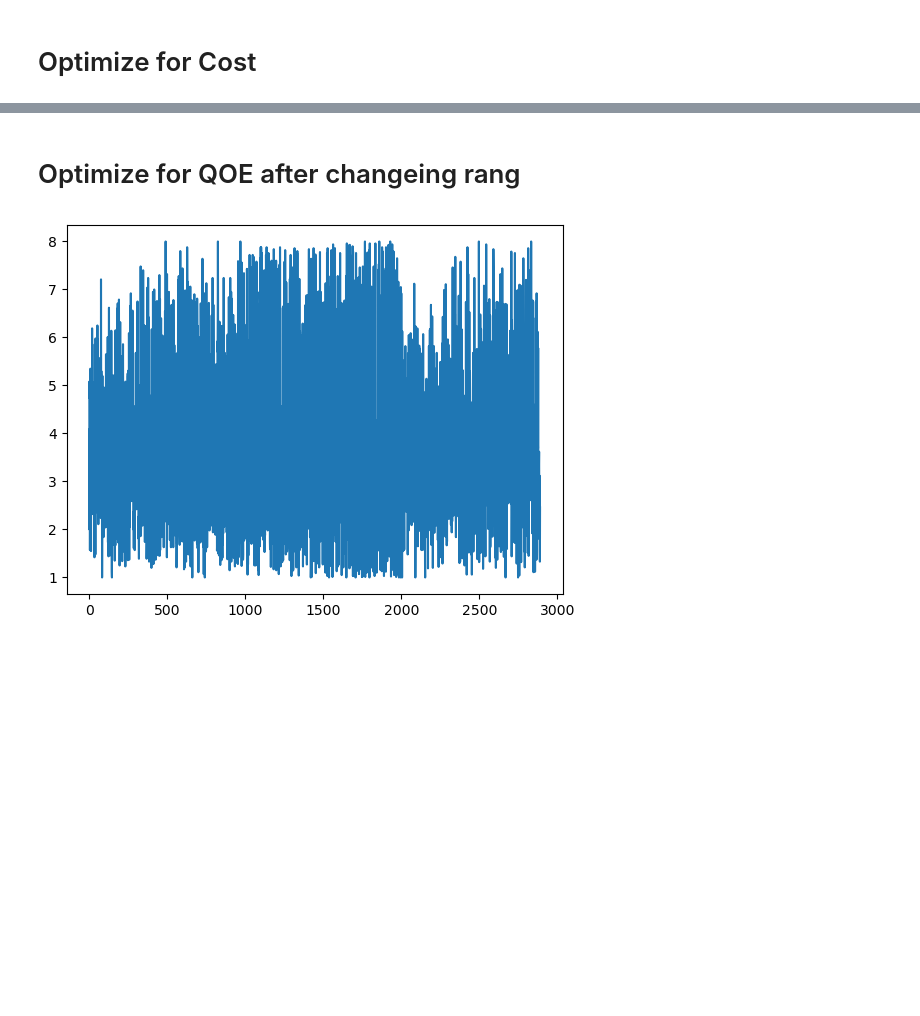
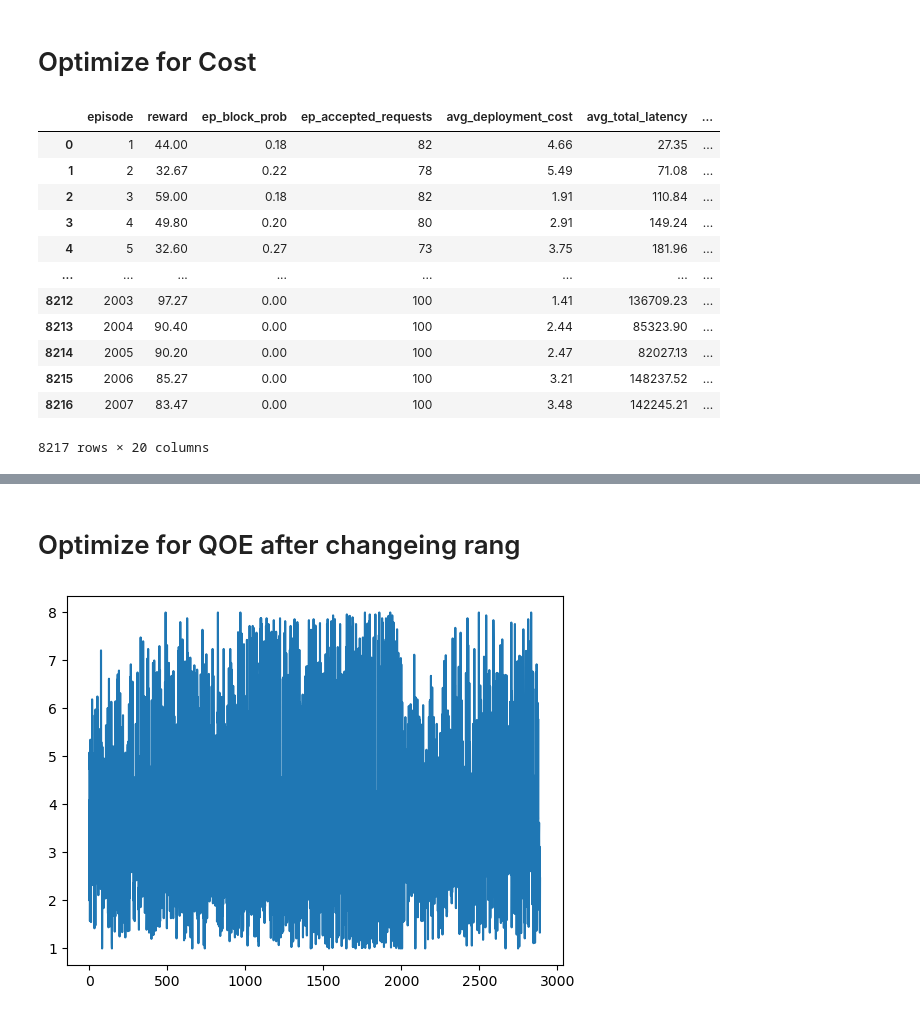
Before and after one commit to mj-sam/Gym_QoE_initial, a Jupyter notebook: Untitled.ipynb, the cells around one changed output, grey strips where cells are left out. Saved outputs shown, nothing was run; the diff lists cells and outputs as text; code cells hidden in the pictures; blank space fills up the shorter version.

```diff
--- a/Untitled.ipynb
+++ b/Untitled.ipynb
@@ -9,5 +9,21 @@ fields = ['episode', 'reward', 'ep_block_prob', 'ep_accepted_requests', 'avg_dep
                   'execution_time']
 # %% [markdown]
 # Optimize for Cost
+# %%
+df
+# %% [output]
+|  | episode | reward | ep_block_prob | ep_accepted_requests | avg_deployment_cost | avg_total_latency | ... |
+| 0 | 1 | 44.00 | 0.18 | 82 | 4.66 | 27.35 | ... |
+| 1 | 2 | 32.67 | 0.22 | 78 | 5.49 | 71.08 | ... |
+| 2 | 3 | 59.00 | 0.18 | 82 | 1.91 | 110.84 | ... |
+| 3 | 4 | 49.80 | 0.20 | 80 | 2.91 | 149.24 | ... |
+| 4 | 5 | 32.60 | 0.27 | 73 | 3.75 | 181.96 | ... |
+| ... | ... | ... | ... | ... | ... | ... | ... |
+| 8212 | 2003 | 97.27 | 0.00 | 100 | 1.41 | 136709.23 | ... |
+| 8213 | 2004 | 90.40 | 0.00 | 100 | 2.44 | 85323.90 | ... |
+| 8214 | 2005 | 90.20 | 0.00 | 100 | 2.47 | 82027.13 | ... |
+| 8215 | 2006 | 85.27 | 0.00 | 100 | 3.21 | 148237.52 | ... |
+| 8216 | 2007 | 83.47 | 0.00 | 100 | 3.48 | 142245.21 | ... |
+8217 rows × 20 columns
 # %%
 df = pd.read_csv('./nne_gym_results.csv', on_bad_lines='skip')
```
Also changed, not shown: parts of 1 cell of this notebook, 6 other files.
